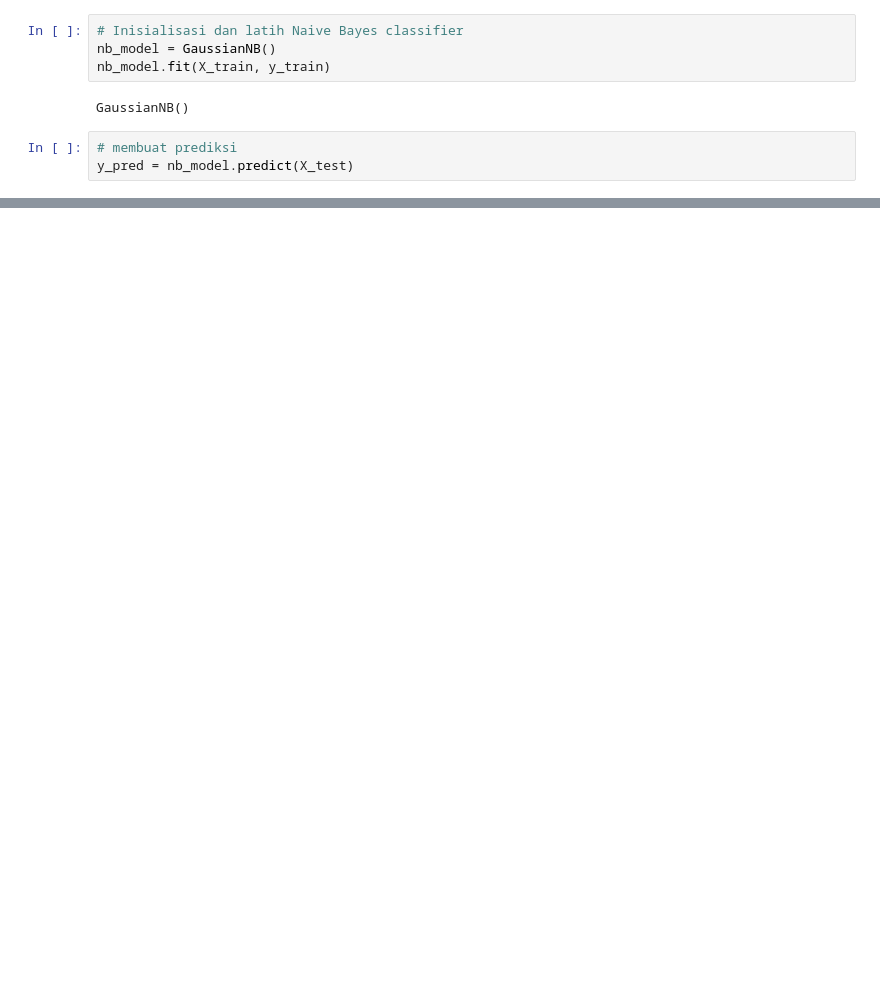
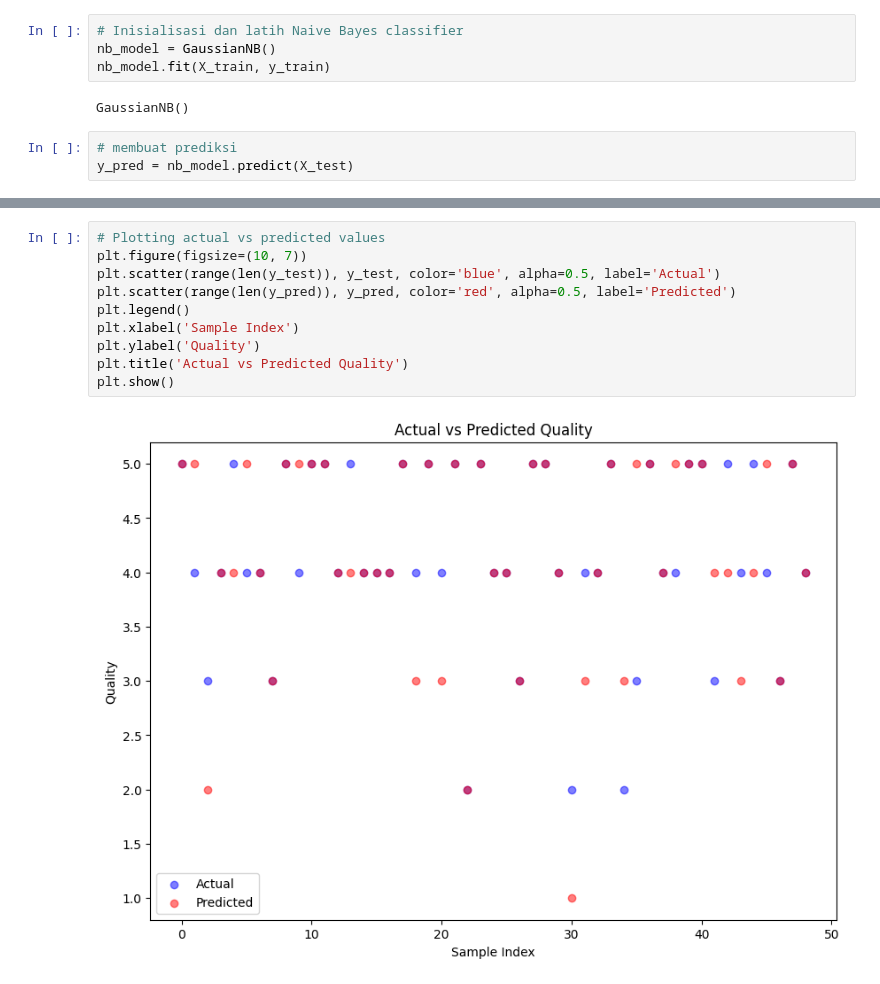
Before and after one commit to Fhanafii/Klasifikasi-NaiveBayes-menggunakan-dataset-Jeruk, a Jupyter notebook: Naive_bayes_dataset_jeruk.ipynb, the cells around one changed output, grey strips where cells are left out. Drawn from its saved outputs; the diff is of its cells as text; blank space fills up the shorter version.

```diff
--- a/Naive_bayes_dataset_jeruk.ipynb
+++ b/Naive_bayes_dataset_jeruk.ipynb
@@ -100,0 +153,12 @@ plt.show()
+# %%
+# Plotting actual vs predicted values
+plt.figure(figsize=(10, 7))
+plt.scatter(range(len(y_test)), y_test, color='blue', alpha=0.5, label='Actual')
+plt.scatter(range(len(y_pred)), y_pred, color='red', alpha=0.5, label='Predicted')
+plt.legend()
+plt.xlabel('Sample Index')
+plt.ylabel('Quality')
+plt.title('Actual vs Predicted Quality')
+plt.show()
+# %% [output]
+[figure, added]
```
Also changed, not shown: parts of 11 cells of this notebook.
